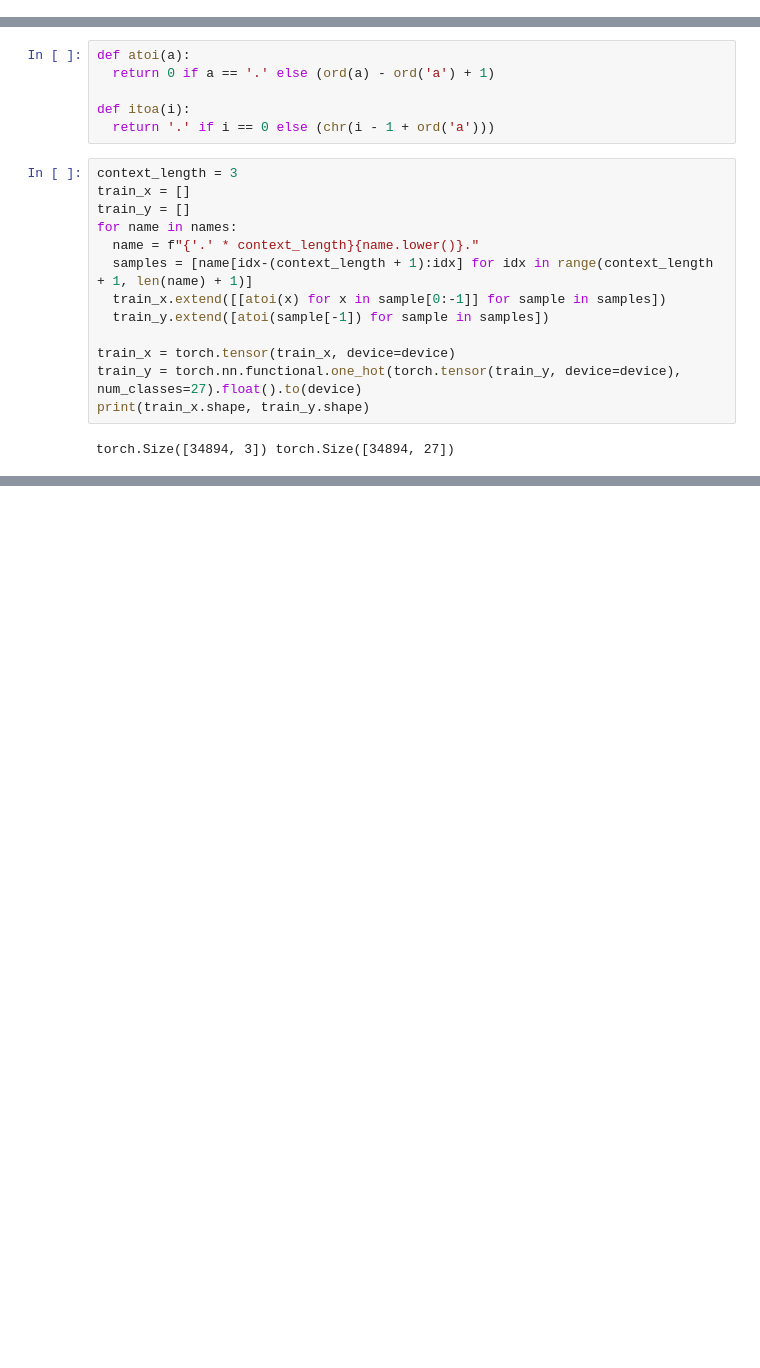
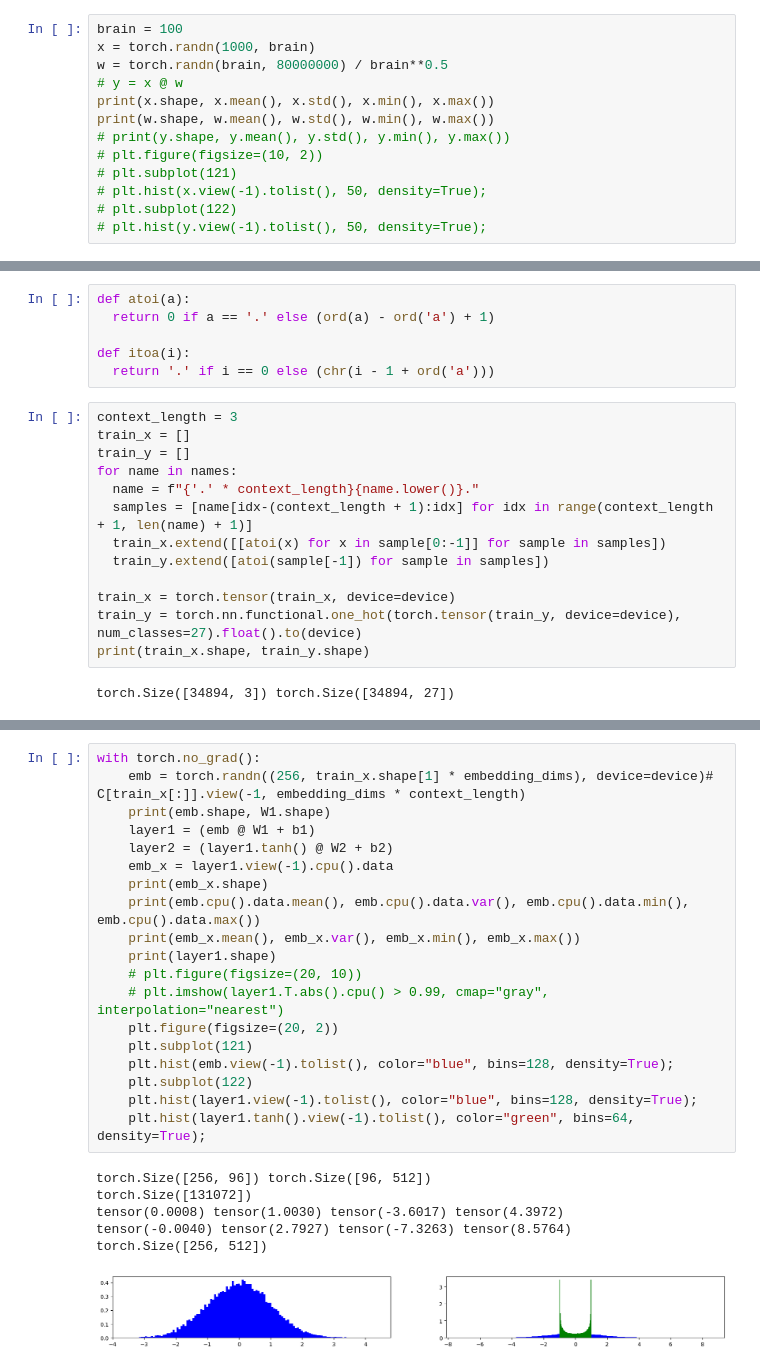
Before and after one commit to rgerd/feu, a Jupyter notebook: bigrams/Bigrams.ipynb, the cells around one changed output, grey strips where cells are left out. Cells and saved outputs as stored; diff of their text form; blank space fills up the shorter version.

```diff
--- a/bigrams/Bigrams.ipynb
+++ b/bigrams/Bigrams.ipynb
@@ -14,6 +16,19 @@ else:
 print(f"Device: {device}")
 # %% [output]
 Device: mps
+# %%
+brain = 100
+x = torch.randn(1000, brain)
+w = torch.randn(brain, 80000000) / brain**0.5
+# y = x @ w
+print(x.shape, x.mean(), x.std(), x.min(), x.max())
+print(w.shape, w.mean(), w.std(), w.min(), w.max())
+# print(y.shape, y.mean(), y.std(), y.min(), y.max())
+# plt.figure(figsize=(10, 2))
+# plt.subplot(121)
+# plt.hist(x.view(-1).tolist(), 50, density=True);
+# plt.subplot(122)
+# plt.hist(y.view(-1).tolist(), 50, density=True);
 # %%
 import json
 f = open('names.json')
@@ -124,0 +200,26 @@ alt.Chart(data).mark_text(align='center',
+# %%
+with torch.no_grad():
+    emb = torch.randn((256, train_x.shape[1] * embedding_dims), device=device)# C[train_x[:]].view(-1, embedding_dims * context_length)
+    print(emb.shape, W1.shape)
+    layer1 = (emb @ W1 + b1)
+    layer2 = (layer1.tanh() @ W2 + b2)
+    emb_x = layer1.view(-1).cpu().data
+    print(emb_x.shape)
+    print(emb.cpu().data.mean(), emb.cpu().data.var(), emb.cpu().data.min(), emb.cpu().data.max())
+    print(emb_x.mean(), emb_x.var(), emb_x.min(), emb_x.max())
+    print(layer1.shape)
+    # plt.figure(figsize=(20, 10))
+    # plt.imshow(layer1.T.abs().cpu() > 0.99, cmap="gray", interpolation="nearest")
+    plt.figure(figsize=(20, 2))
+    plt.subplot(121)
+    plt.hist(emb.view(-1).tolist(), color="blue", bins=128, density=True);
+    plt.subplot(122)
+    plt.hist(layer1.view(-1).tolist(), color="blue", bins=128, density=True);
+    plt.hist(layer1.tanh().view(-1).tolist(), color="green", bins=64, density=True);
+# %% [output]
+torch.Size([256, 96]) torch.Size([96, 512])
+torch.Size([131072])
+tensor(0.0008) tensor(1.0030) tensor(-3.6017) tensor(4.3972)
+tensor(-0.0040) tensor(2.7927) tensor(-7.3263) tensor(8.5764)
+torch.Size([256, 512])
+[figure, added]
```
Also changed, not shown: parts of 5 cells of this notebook.
